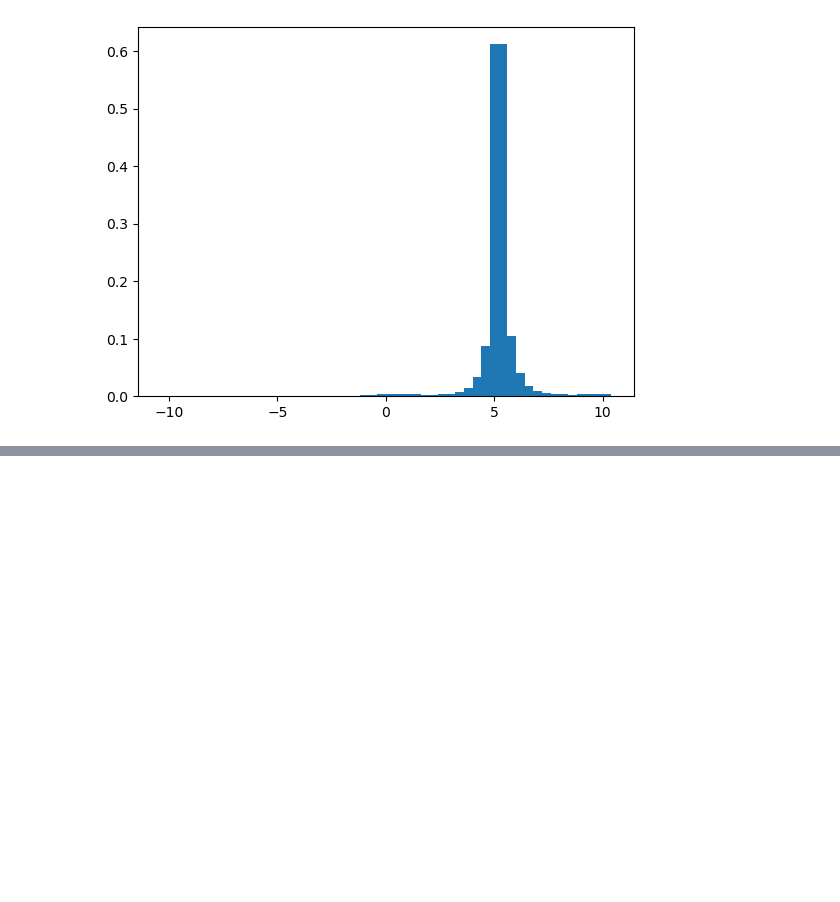
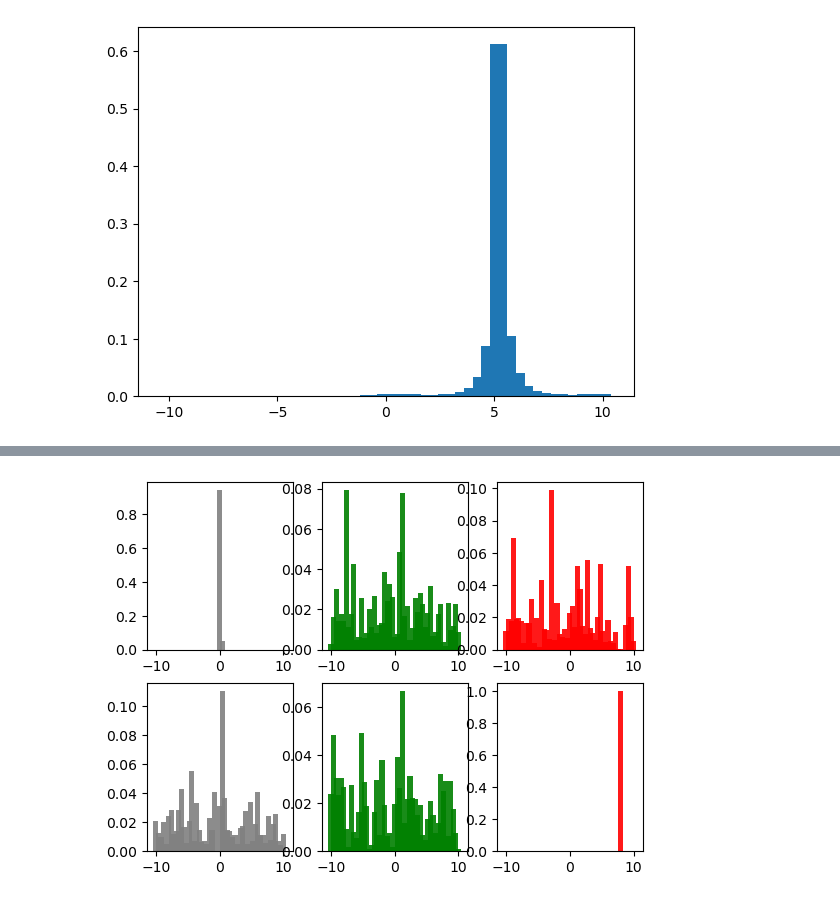
Before and after one commit to thereallexluttor/reinforcement_learning, a Jupyter notebook: discrete_probability_distribution.ipynb, the cells around one changed output, grey strips where cells are left out. Cells and saved outputs as stored; diff of their text form; code cells hidden in the pictures; blank space fills up the shorter version.

```diff
--- a/discrete_probability_distribution.ipynb
+++ b/discrete_probability_distribution.ipynb
@@ -103,0 +146,8 @@ plt.bar(support, Z)
+# %%
+def lossfn(x,y):#A
+    loss = torch.Tensor([0.])
+    loss.requires_grad=True
+    for i in range(x.shape[0]): #B
+        loss_ = -1 *  torch.log(x[i].flatten(start_dim=0)) @ y[i].flatten(start_dim=0) #C
+        loss = loss + loss_
+    return loss
@@ -103,0 +205,13 @@ plt.bar(support, Z)
+# %%
+tpred = pred_batch
+cs = ['gray','green','red']
+num_batch = 2
+labels = ['Action {}'.format(i,) for i in range(aspace)]
+fig,ax = plt.subplots(nrows=num_batch,ncols=aspace)
+
+for j in range(num_batch): #A
+    for i in range(tpred.shape[1]): #B
+        ax[j,i].bar(support.data.numpy(),tpred[j,i,:].data.numpy(),\
+                label='Action {}'.format(i),alpha=0.9,color=cs[i])
+# %% [output]
+[figure, added]
```
Also changed, not shown: parts of 4 cells of this notebook.
